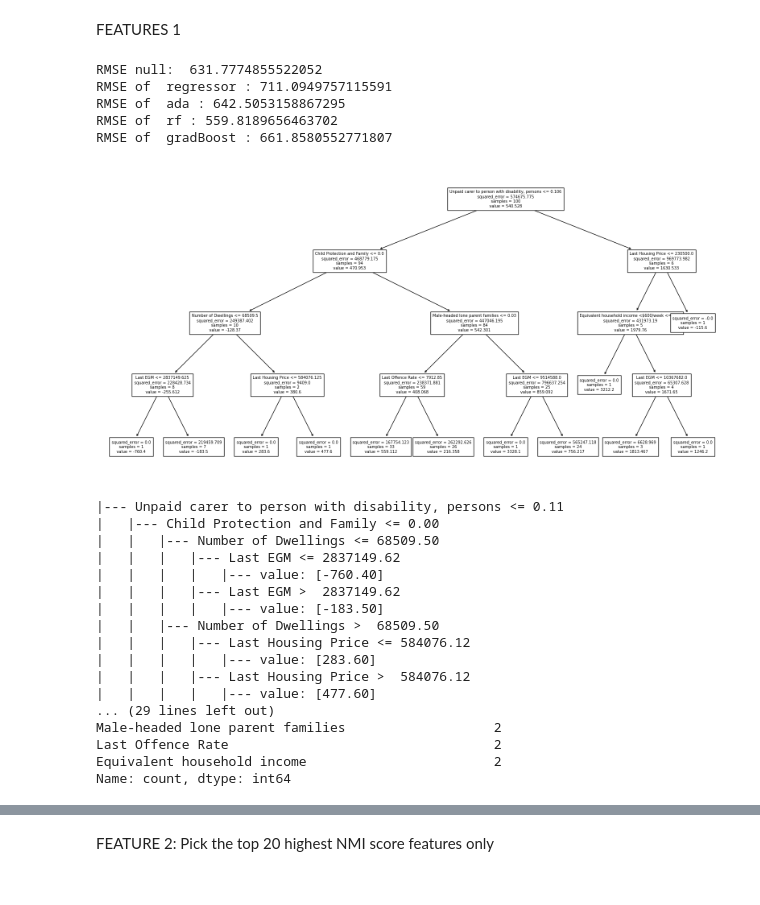
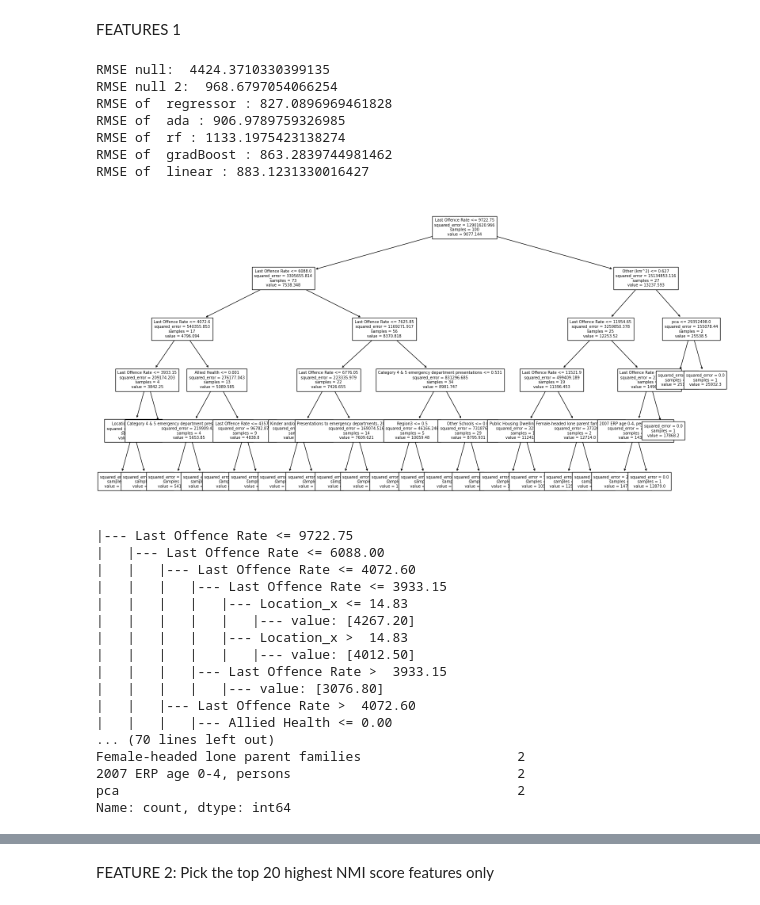
Before and after one commit to khangluong2004/COMP20008_Assignment2, a Jupyter notebook: khang/model.ipynb, the cells around one changed output, grey strips where cells are left out. Cells and saved outputs as stored; diff of their text form; code cells hidden in the pictures.

```diff
--- a/khang/model.ipynb
+++ b/khang/model.ipynb
@@ -69,7 +110,7 @@ RMSE of rf : 717.6376753858078
 # %%
 # Preparing the frame for training model
 offences = preProcess.cleanedOffences
-offences = offences.drop(columns=["Year ending", "Police Region", "Offence Count"])
+offences = offences.drop(columns=["Year ending", "Offence Count"])
 
 communities = preProcess.cleanedCommunities
 communities["Distance from Melbourne"] = np.sqrt(communities["Location_x"]**2 + communities["Location_y"]**2)
@@ -140,3 +173,10 @@ X_train, X_test, y_train, y_test = train_test_split(X, y, test_size=0.10, random
+# %%
+from sklearn.decomposition import PCA
+def getPCA(X_train, X_test):
+    sklearn_pca = PCA(n_components=1)
+    features_pca = sklearn_pca.fit(X_train)
+    X_train["pca"] = features_pca.transform(X_train)
+    X_test["pca"] = features_pca.transform(X_test)
 # %% [markdown]
 FEATURES 1
 # %%
@@ -151,8 +191,9 @@ FEATURES 1
 
 from sklearn.tree import DecisionTreeRegressor
 from sklearn.ensemble import AdaBoostRegressor, RandomForestRegressor, GradientBoostingRegressor
+from sklearn.linear_model import LinearRegression
 
-DEPTH = 4
+DEPTH = 5
 
 models = {
     "regressor": DecisionTreeRegressor(max_depth=DEPTH, random_state=1301267),
@@ -163,7 +204,8 @@ models = {
         max_depth = DEPTH,
         min_samples_split = 3,
         learning_rate = 0.01,
-        loss = "squared_error")
+        loss = "squared_error"),
+    "linear": LinearRegression()
 }
 # %%
 def getSplitAttributes(tree_rules: str):
@@ -183,6 +225,17 @@ def getSplitAttributes(tree_rules: str):
 # Use hold out for now
 from sklearn.tree import plot_tree, export_text
 from sklearn.metrics import mean_squared_error
+
+from sklearn.model_selection import train_test_split
+from sklearn.decomposition import PCA
+
+X = modelData.drop(columns=["Rate per 100,000 population", "Year"])
+y = modelData["Rate per 100,000 population"]
+# y = (modelData["Rate per 100,000 population"] - modelData["Last Offence Rate"])
+
+# 19 random state yields some odd precision, likely due to how the split is constructed
+X_train, X_test, y_train, y_test = train_test_split(X, y, test_size=0.10, random_state=100)
+getPCA(X_train, X_test)
 
 predicts = {}
 
@@ -192,56 +245,61 @@ for name in models:
     y_predict = model.predict(X_test)
     predicts[name] = y_predict
 
 
 y_null_predict = [y_train.mean()] * len(X_test)
 
 mse_null = mean_squared_error(y_test, y_null_predict)
+modelTest = modelData.loc[X_test.index]
+mse_null_2 = mean_squared_error(modelTest["Rate per 100,000 population"], modelTest["Last Offence Rate"])
+print("RMSE null: ", np.sqrt(mse_null))
+print("RMSE null 2: ", np.sqrt(mse_null_2))
 
-print("RMSE null: ", np.sqrt(mse_null))
 
 for name in models:
     rmse = np.sqrt(mean_squared_error(predicts[name], y_test))
     print("RMSE of ", name, ":", rmse)
 
 
 
 # Check the decision tree regressor
 fig, axe = plt.subplots(figsize=(20,10))
 plot_tree(models["regressor"],
           feature_names=X_train.columns,
           ax=axe,
           fontsize=7)
 plt.show()
 
 # Use text
 tree_rules = export_text(models["regressor"], feature_names=list(X_train))
 print(tree_rules)
 
 print("Concise list of attributes")
 print(pd.Series(getSplitAttributes(tree_rules)).value_counts())
 # %% [output]
-RMSE null:  631.7774855522052
-RMSE of  regressor : 711.0949757115591
-RMSE of  ada : 642.5053158867295
-RMSE of  rf : 559.8189656463702
-RMSE of  gradBoost : 661.8580552771807
+RMSE null:  4424.3710330399135
+RMSE null 2:  968.6797054066254
+RMSE of  regressor : 827.0896969461828
+RMSE of  ada : 906.9789759326985
+RMSE of  rf : 1133.1975423138274
+RMSE of  gradBoost : 863.2839744981462
+RMSE of  linear : 883.1231330016427
-[figure, old version]
+[figure, new version]
-|--- Unpaid carer to person with disability, persons <= 0.11
-|   |--- Child Protection and Family <= 0.00
-|   |   |--- Number of Dwellings <= 68509.50
-|   |   |   |--- Last EGM <= 2837149.62
-|   |   |   |   |--- value: [-760.40]
-|   |   |   |--- Last EGM >  2837149.62
-|   |   |   |   |--- value: [-183.50]
-|   |   |--- Number of Dwellings >  68509.50
-|   |   |   |--- Last Housing Price <= 584076.12
-|   |   |   |   |--- value: [283.60]
-|   |   |   |--- Last Housing Price >  584076.12
-|   |   |   |   |--- value: [477.60]
-... (29 lines left out)
-Male-headed lone parent families                   2
-Last Offence Rate                                  2
-Equivalent household income                        2
+|--- Last Offence Rate <= 9722.75
+|   |--- Last Offence Rate <= 6088.00
+|   |   |--- Last Offence Rate <= 4072.60
+|   |   |   |--- Last Offence Rate <= 3933.15
+|   |   |   |   |--- Location_x <= 14.83
+|   |   |   |   |   |--- value: [4267.20]
+|   |   |   |   |--- Location_x >  14.83
+|   |   |   |   |   |--- value: [4012.50]
+|   |   |   |--- Last Offence Rate >  3933.15
+|   |   |   |   |--- value: [3076.80]
+|   |   |--- Last Offence Rate >  4072.60
+|   |   |   |--- Allied Health <= 0.00
+... (70 lines left out)
+Female-headed lone parent families                    2
+2007 ERP age 0-4, persons                             2
+pca                                                   2
 Name: count, dtype: int64
 # %%
 # K-fold, since the above is pretty random
```
Also changed, not shown: parts of 11 cells of this notebook, 3 other files.
